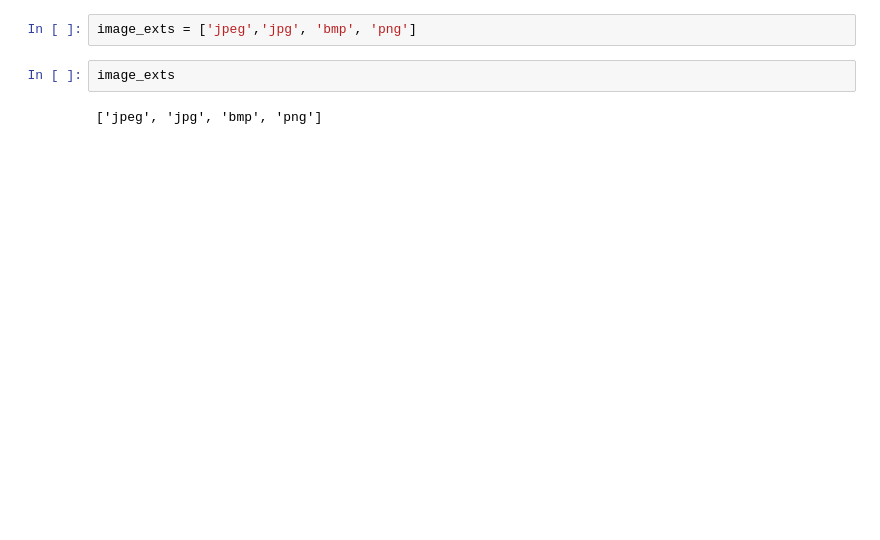
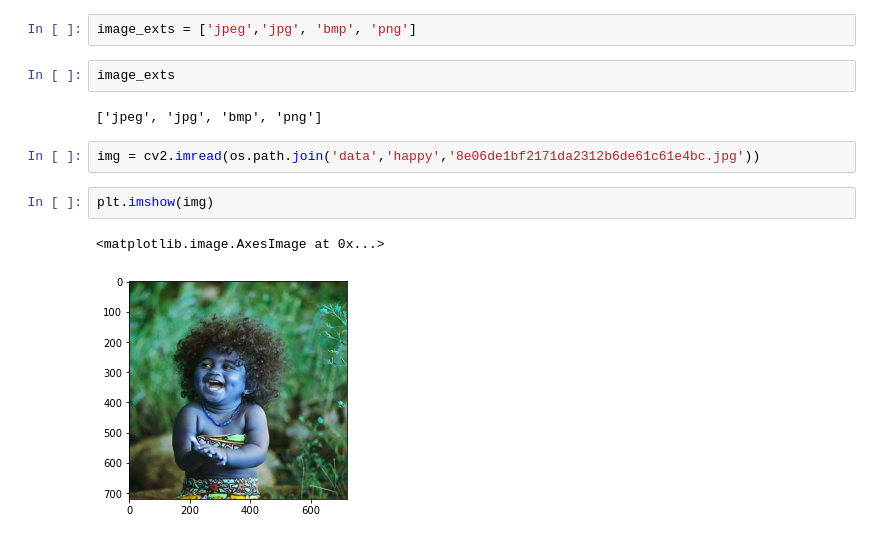
Before and after one commit to abhayc-glitch/sentiment-image-classifier, a Jupyter notebook: src/image_classification.ipynb, the cells around one changed output. Drawn from its saved outputs; the diff is of its cells as text; blank space fills up the shorter version.

```diff
--- a/src/image_classification.ipynb
+++ b/src/image_classification.ipynb
@@ -56,6 +63,13 @@ image_exts = ['jpeg','jpg', 'bmp', 'png']
 image_exts
 # %% [output]
 ['jpeg', 'jpg', 'bmp', 'png']
+# %%
+img = cv2.imread(os.path.join('data','happy','8e06de1bf2171da2312b6de61c61e4bc.jpg'))
+# %%
+plt.imshow(img)
+# %% [output]
+<matplotlib.image.AxesImage at 0x...>
+[figure, added]
 # %%
 for image_class in os.listdir(data_dir):
     for image in os.listdir(os.path.join(data_dir, image_class)):
```
Also changed, not shown: parts of 39 cells of this notebook, 44 other files.
